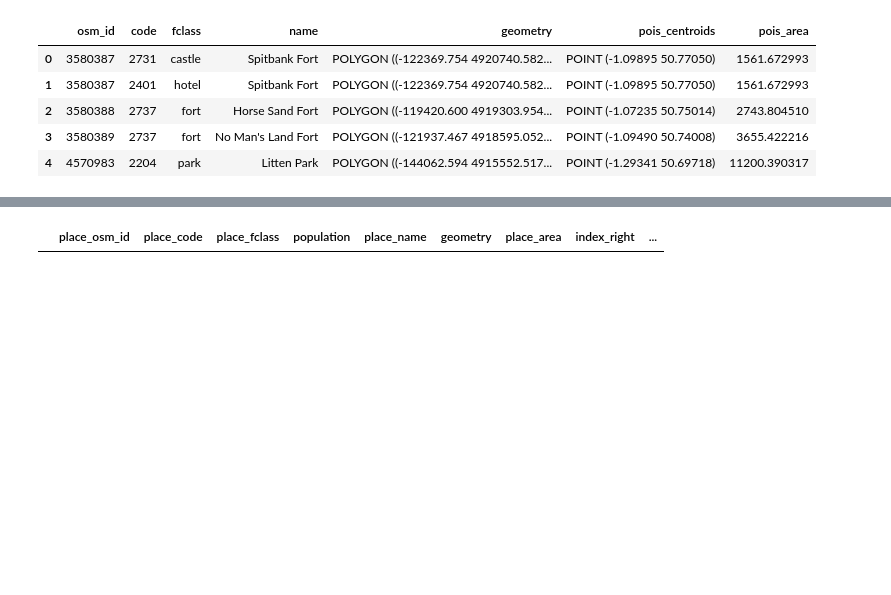
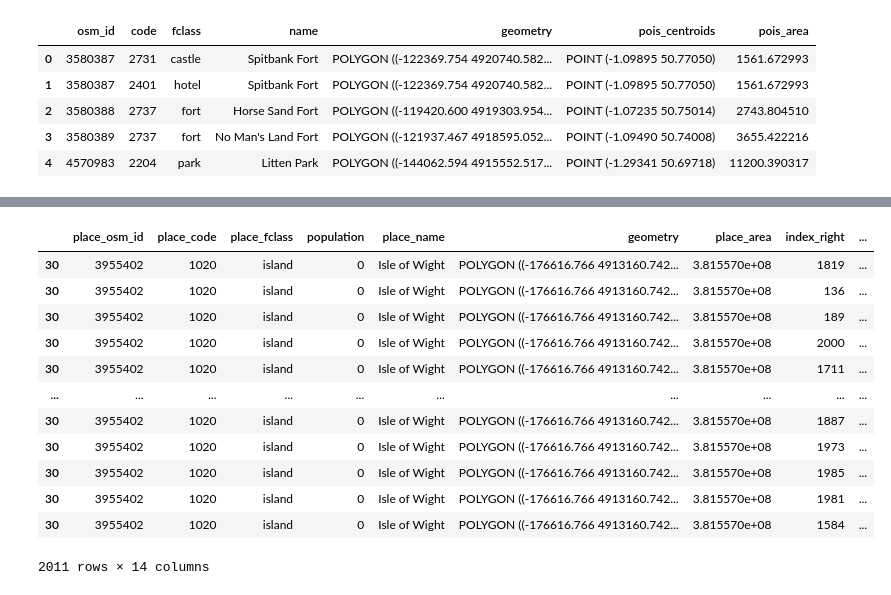
Before and after one commit to vishalydv23/abm, a Jupyter notebook: preprocess_data/data_exploration.ipynb, the cells around one changed output, grey strips where cells are left out. Cells and saved outputs as stored; diff of their text form; code cells hidden in the pictures; blank space fills up the shorter version.

```diff
--- a/preprocess_data/data_exploration.ipynb
+++ b/preprocess_data/data_exploration.ipynb
@@ -102,5 +87,5 @@ places
 # %%
-not_iow = ["Carrevelec","Herm","Sark","Île de Batz","Île-Grande",None]
+not_iow = ["Carrevelec","Herm","Sark","Île de Batz","Île-Grande",np.nan]
 # %%
 places.plot(figsize=(15, 30), column='place_name')
 # %% [output]
@@ -249,8 +250,20 @@ traffic
 2001 rows × 7 columns
 # %%
-toronto_traffic = gpd.sjoin(toronto, traffic, how='inner').sort_values(by='traffic_area', ascending=False)
+iow_traffic = gpd.sjoin(iow, traffic, how='inner').sort_values(by='traffic_area', ascending=False)
 # %%
-toronto_traffic
+iow_traffic
 # %% [output]
 |  | place_osm_id | place_code | place_fclass | population | place_name | geometry | place_area | index_right | ... |
+| 30 | 3955402 | 1020 | island | 0 | Isle of Wight | POLYGON ((-176616.766 4913160.742... | 3.815570e+08 | 1819 | ... |
+| 30 | 3955402 | 1020 | island | 0 | Isle of Wight | POLYGON ((-176616.766 4913160.742... | 3.815570e+08 | 136 | ... |
+| 30 | 3955402 | 1020 | island | 0 | Isle of Wight | POLYGON ((-176616.766 4913160.742... | 3.815570e+08 | 189 | ... |
+| 30 | 3955402 | 1020 | island | 0 | Isle of Wight | POLYGON ((-176616.766 4913160.742... | 3.815570e+08 | 2000 | ... |
+| 30 | 3955402 | 1020 | island | 0 | Isle of Wight | POLYGON ((-176616.766 4913160.742... | 3.815570e+08 | 1711 | ... |
+| ... | ... | ... | ... | ... | ... | ... | ... | ... | ... |
+| 30 | 3955402 | 1020 | island | 0 | Isle of Wight | POLYGON ((-176616.766 4913160.742... | 3.815570e+08 | 1887 | ... |
+| 30 | 3955402 | 1020 | island | 0 | Isle of Wight | POLYGON ((-176616.766 4913160.742... | 3.815570e+08 | 1973 | ... |
+| 30 | 3955402 | 1020 | island | 0 | Isle of Wight | POLYGON ((-176616.766 4913160.742... | 3.815570e+08 | 1985 | ... |
+| 30 | 3955402 | 1020 | island | 0 | Isle of Wight | POLYGON ((-176616.766 4913160.742... | 3.815570e+08 | 1981 | ... |
+| 30 | 3955402 | 1020 | island | 0 | Isle of Wight | POLYGON ((-176616.766 4913160.742... | 3.815570e+08 | 1584 | ... |
+2011 rows × 14 columns
 # %%
```
Also changed, not shown: parts of 34 cells of this notebook, 2 other files.
